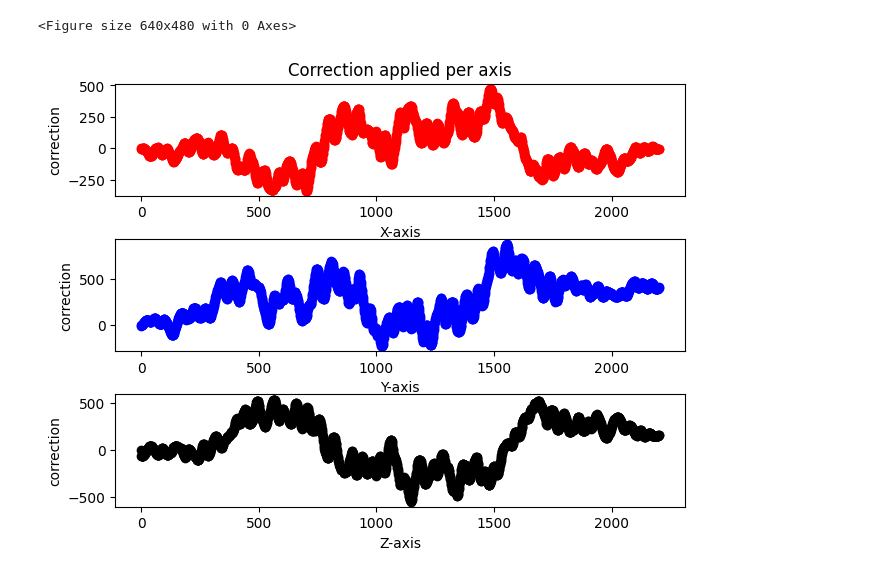
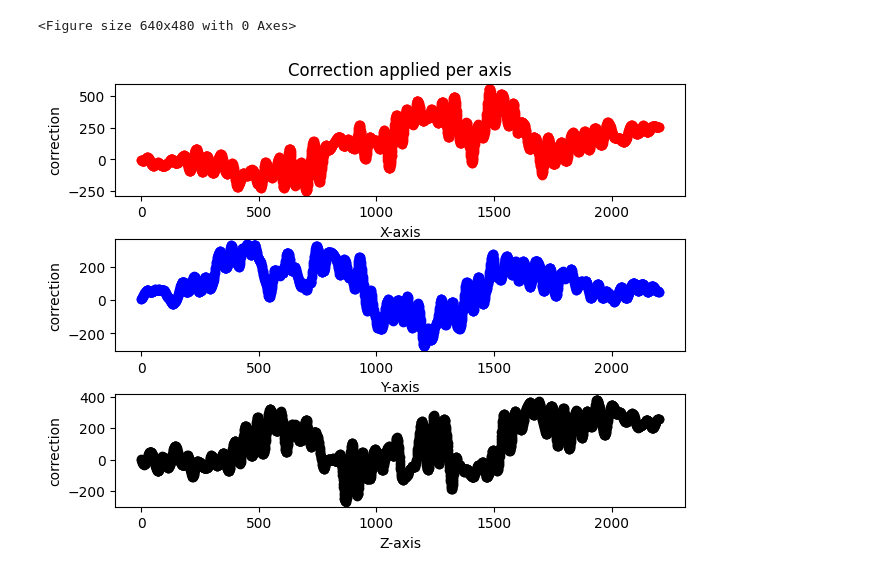
Before and after one commit to VineetTambe/symforce-pgo, a Jupyter notebook: pose_graph_opt/src/sym-pgo.ipynb, the cells around one changed output. Saved outputs shown, nothing was run; the diff lists cells and outputs as text; code cells hidden in the pictures.

```diff
--- a/pose_graph_opt/src/sym-pgo.ipynb
+++ b/pose_graph_opt/src/sym-pgo.ipynb
@@ -250,13 +262,15 @@ factors = build_factors(num_nodes=_num_nodes, values=_values)
 # %%
 # Select the keys to optimize - the rest will be held constant
-_optimized_keys = [f"nodes[{i}]" for i in range(_num_nodes)]
+_optimized_keys = [f"poses[{i}]" for i in range(len(_values["poses"]))]
 # %%
 # Create the optimizer
 optimizer = Optimizer(
     factors=factors,
     optimized_keys=_optimized_keys,
     debug_stats=True,  # Return problem stats for every iteration
-    params=Optimizer.Params(verbose=True),  # Customize optimizer behavior
+    params=Optimizer.Params(
+        verbose=True, iterations=100
+    ),  # Customize optimizer behavior
     # params=Optimizer.Params(verbose=True, iterations=200),
 )
 # %%
@@ -333,7 +350,7 @@ def plot_symforce_result(nodes, ax, color="-r", label=""):
     ax.plot(x, y, z, color)
     # ax.legend(str(label))
 # %%
-initial_values, ini_num_nodes = build_values(
+initial_values = build_values(
     # "/home/vrex/symForce/symforce_ws/pose_graph_opt/data/parking-garage.g2o"
     # "/home/vineet/symforce_ws/pose_graph_opt/data/parking-garage.g2o"
     "/home/vineet/symforce_ws/pose_graph_opt/data/sphere_bignoise_vertex3.g2o"
@@ -366,13 +383,13 @@ plt.show()
 # %%
-def plot_correction_applied(ini_nodes, final_nodes, ax, color="-r", label=""):
+def plot_correction_applied(ini_poses, final_poses, ax, color="-r", label=""):
     x_ini, y_ini, z_ini = [], [], []
-    for n in ini_nodes:
+    for n in ini_poses:
         x_ini.append(n.t.x)
         y_ini.append(n.t.y)
         z_ini.append(n.t.z)
 
     x_fin, y_fin, z_fin = [], [], []
-    for n in final_nodes:
+    for n in final_poses:
         x_fin.append(n.t[0])
         y_fin.append(n.t[1])
         z_fin.append(n.t[2])
@@ -398,13 +415,13 @@ def plot_correction_applied(ini_nodes, final_nodes, ax, color="-r", label=""):
 # %%
 est_traj_fig = plt.figure()
 # ax = est_traj_fig.add_subplot(111, projection="3d")
 fig, axes = plt.subplots(nrows=3)
 fig.tight_layout(pad=1.0)
 axes[0].set_title("Correction applied per axis")
 
 # plt.cla()
-plot_correction_applied(initial_values["nodes"], result.optimized_values["nodes"], axes)
+plot_correction_applied(initial_values["poses"], result.optimized_values["poses"], axes)
 plt.show()
 # %% [output]
 <Figure size 640x480 with 0 Axes>
-[figure, old version]
+[figure, new version]
```
Also changed, not shown: parts of 15 cells of this notebook.
